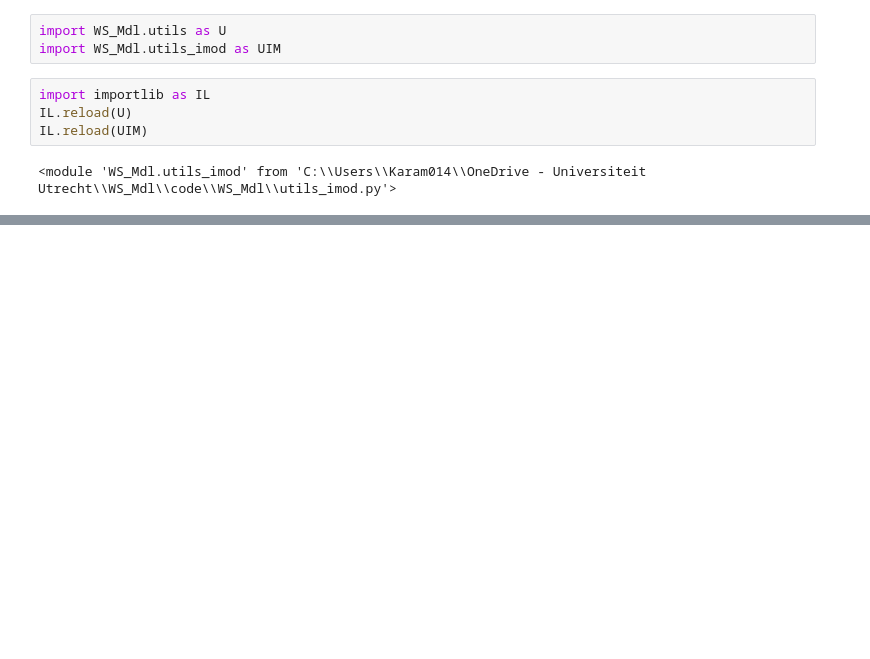
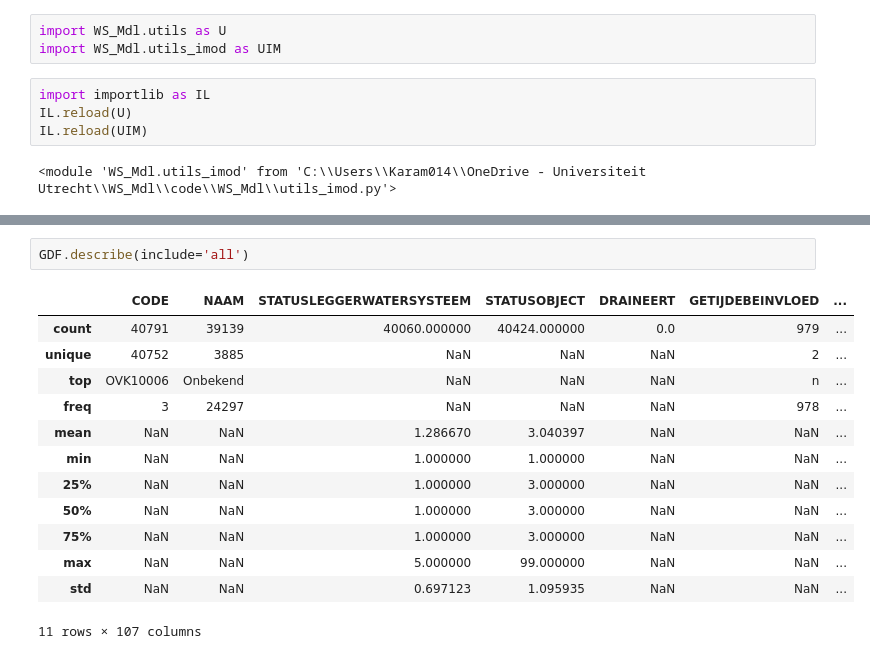
Before and after one commit to Ydrolog/WS_Mdl, a Jupyter notebook: code/Jupyter/PrP/SFRmaker/SFRmaker_NBr33.ipynb, the cells around one changed output, grey strips where cells are left out. Cells and saved outputs as stored; diff of their text form; blank space fills up the shorter version.

```diff
--- a/code/Jupyter/PrP/SFRmaker/SFRmaker_NBr33.ipynb
+++ b/code/Jupyter/PrP/SFRmaker/SFRmaker_NBr33.ipynb
@@ -262,0 +97,16 @@ print("\nSFR network is ready for integration with MODFLOW!")
+# %%
+GDF.describe(include='all')
+# %% [output]
+|  | CODE | NAAM | STATUSLEGGERWATERSYSTEEM | STATUSOBJECT | DRAINEERT | GETIJDEBEINVLOED | ... |
+| count | 40791 | 39139 | 40060.000000 | 40424.000000 | 0.0 | 979 | ... |
+| unique | 40752 | 3885 | NaN | NaN | NaN | 2 | ... |
+| top | OVK10006 | Onbekend | NaN | NaN | NaN | n | ... |
+| freq | 3 | 24297 | NaN | NaN | NaN | 978 | ... |
+| mean | NaN | NaN | 1.286670 | 3.040397 | NaN | NaN | ... |
+| min | NaN | NaN | 1.000000 | 1.000000 | NaN | NaN | ... |
+| 25% | NaN | NaN | 1.000000 | 3.000000 | NaN | NaN | ... |
+| 50% | NaN | NaN | 1.000000 | 3.000000 | NaN | NaN | ... |
+| 75% | NaN | NaN | 1.000000 | 3.000000 | NaN | NaN | ... |
+| max | NaN | NaN | 5.000000 | 99.000000 | NaN | NaN | ... |
+| std | NaN | NaN | 0.697123 | 1.095935 | NaN | NaN | ... |
+11 rows × 107 columns
```
Also changed, not shown: parts of 33 cells of this notebook, 12 other files.
